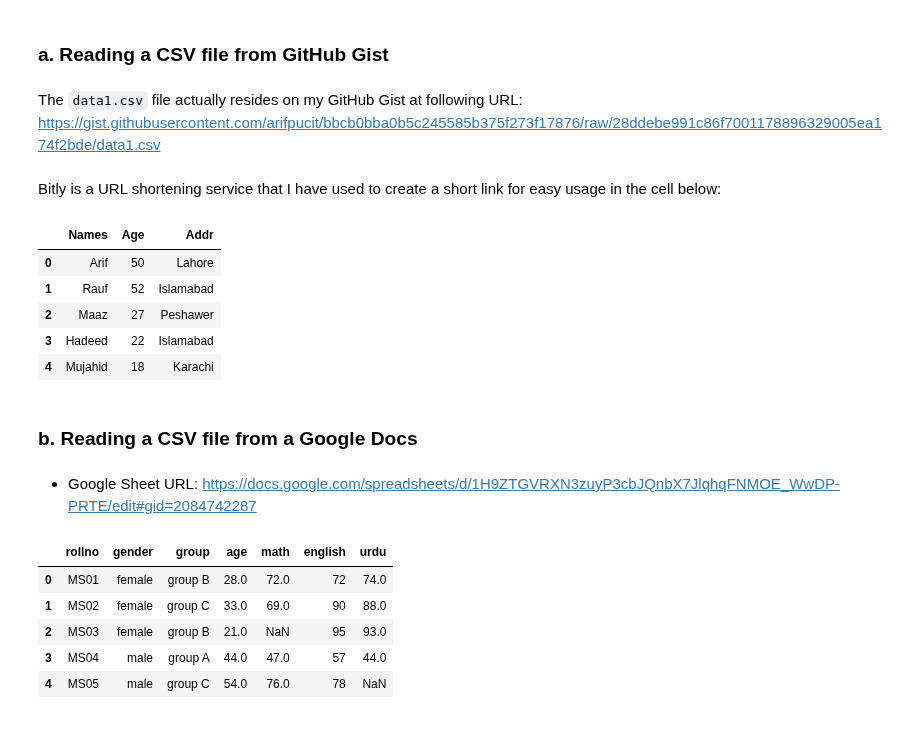
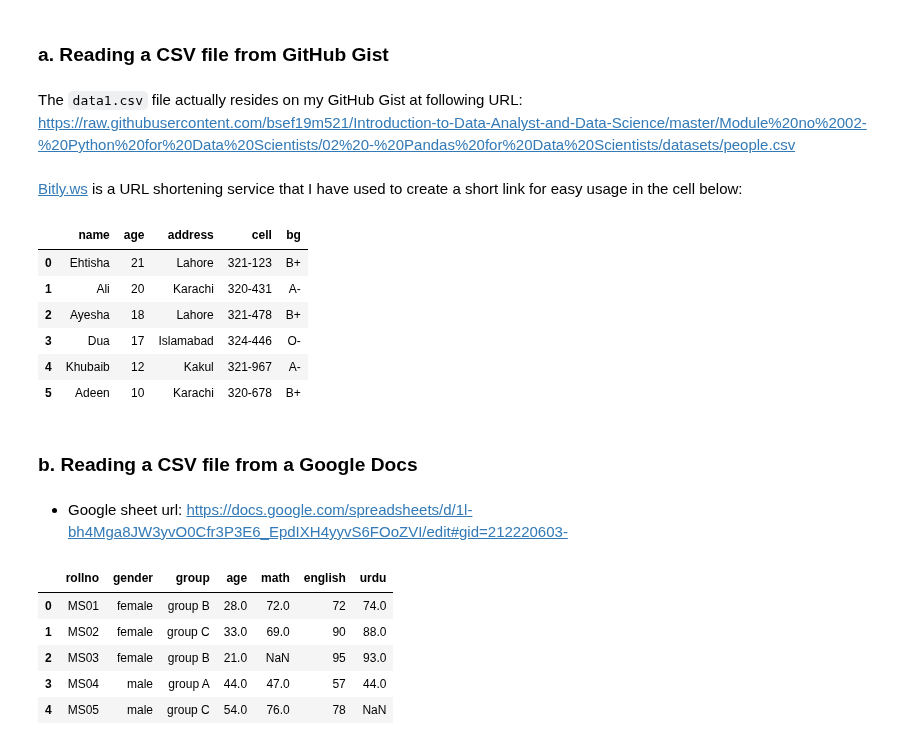
Before and after one commit to tayyabsarfraz/Introduction-to-Data-Analyst-and-Data-Science, a Jupyter notebook: Module no 02- Python for Data Scientists/02 - Pandas for Data Scientists/Lec-2.13(Pandas-04-IO-with-CSV-EXCEL-and-JSON-Files).ipynb, the cells around one changed output. Drawn from its saved outputs; the diff is of its cells as text; code cells hidden in the pictures.

Commit message:
Module no 02 - Python for Data Scientists

```diff
--- a/Module no 02- Python for Data Scientists/02 - Pandas for Data Scientists/Lec-2.13(Pandas-04-IO-with-CSV-EXCEL-and-JSON-Files).ipynb
+++ b/Module no 02- Python for Data Scientists/02 - Pandas for Data Scientists/Lec-2.13(Pandas-04-IO-with-CSV-EXCEL-and-JSON-Files).ipynb
@@ -360,23 +394,25 @@ ssl._create_default_https_context = ssl._create_unverified_context
 ### a. Reading a CSV file from GitHub Gist
 # %% [markdown]
 The `data1.csv` file actually resides on my GitHub Gist at following URL:
-https://gist.githubusercontent.com/arifpucit/bbcb0bba0b5c245585b375f273f17876/raw/28ddebe991c86f7001178896329005ea174f2bde/data1.csv
+https://raw.githubusercontent.com/bsef19m521/Introduction-to-Data-Analyst-and-Data-Science/master/Module%20no%2002-%20Python%20for%20Data%20Scientists/02%20-%20Pandas%20for%20Data%20Scientists/datasets/people.csv
 # %% [markdown]
-Bitly is a URL shortening service that I have used to create a short link for easy usage in the cell below:
+[Bitly.ws](http://bitly.ws/) is a URL shortening service that I have used to create a short link for easy usage in the cell below:
 # %%
 import pandas as pd
-myurl = 'https://bit.ly/31eYGTx'
-df = pd.read_csv(myurl)
+url = "http://bitly.ws/tgCj"
+df = pd.read_csv(url)
 df
 # %% [output]
-|  | Names | Age | Addr |
-| 0 | Arif | 50 | Lahore |
-| 1 | Rauf | 52 | Islamabad |
-| 2 | Maaz | 27 | Peshawer |
-| 3 | Hadeed | 22 | Islamabad |
-| 4 | Mujahid | 18 | Karachi |
+|  | name | age | address | cell | bg |
+| 0 | Ehtisha | 21 | Lahore | 321-123 | B+ |
+| 1 | Ali | 20 | Karachi | 320-431 | A- |
+| 2 | Ayesha | 18 | Lahore | 321-478 | B+ |
+| 3 | Dua | 17 | Islamabad | 324-446 | O- |
+| 4 | Khubaib | 12 | Kakul | 321-967 | A- |
+| 5 | Adeen | 10 | Karachi | 320-678 | B+ |
 # %% [markdown]
 ### b. Reading a CSV file from a Google Docs
 # %% [markdown]
-- Google Sheet URL:  https://docs.google.com/spreadsheets/d/1H9ZTGVRXN3zuyP3cbJQnbX7JlqhqFNMOE_WwDP-PRTE/edit#gid=2084742287
+
+- Google sheet url: https://docs.google.com/spreadsheets/d/1l-bh4Mga8JW3yvO0Cfr3P3E6_EpdIXH4yyvS6FOoZVI/edit#gid=212220603-
 # %%
```
Also changed, not shown: parts of 12 cells of this notebook, 8 other files.
